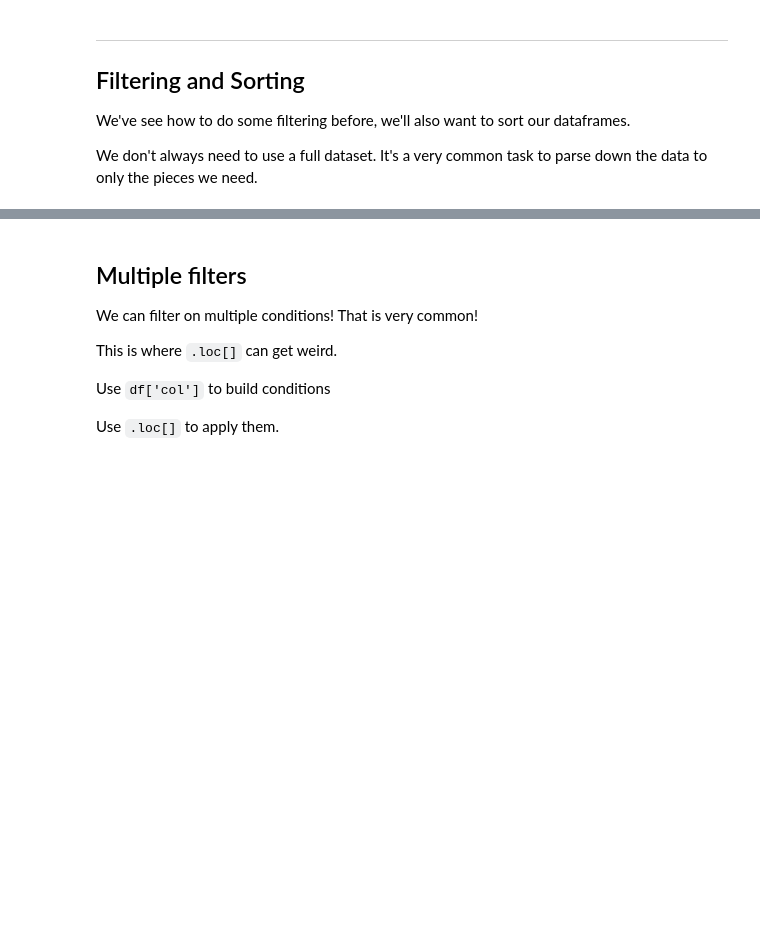
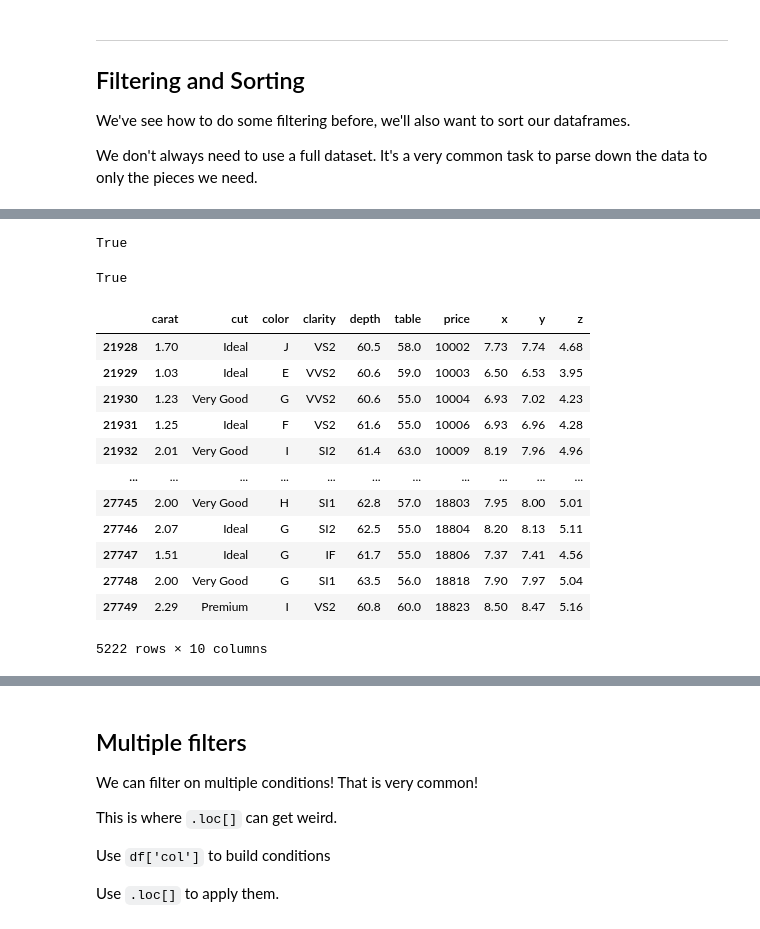
Before and after one commit to ritika-1412/3.02-more-pandas-intro-numpy, a Jupyter notebook: notebooks/starter-code.ipynb, the cells around one changed output, grey strips where cells are left out. Cells and saved outputs as stored; diff of their text form; code cells hidden in the pictures; blank space fills up the shorter version.

```diff
--- a/notebooks/starter-code.ipynb
+++ b/notebooks/starter-code.ipynb
@@ -51,5 +161,28 @@ We don't always need to use a full dataset. It's a very common task to parse dow
+# %%
+10_000 == 10000
+# %% [output]
+True
+# %%
+10_000_000 == 10000000
+# %% [output]
+True
 # %%
 # each of our filters does a boolean check, then only returns the rows where that condition is True
+df[df["price"] > 10000 ]
+# %% [output]
+|  | carat | cut | color | clarity | depth | table | price | x | y | z |
+| 21928 | 1.70 | Ideal | J | VS2 | 60.5 | 58.0 | 10002 | 7.73 | 7.74 | 4.68 |
+| 21929 | 1.03 | Ideal | E | VVS2 | 60.6 | 59.0 | 10003 | 6.50 | 6.53 | 3.95 |
+| 21930 | 1.23 | Very Good | G | VVS2 | 60.6 | 55.0 | 10004 | 6.93 | 7.02 | 4.23 |
+| 21931 | 1.25 | Ideal | F | VS2 | 61.6 | 55.0 | 10006 | 6.93 | 6.96 | 4.28 |
+| 21932 | 2.01 | Very Good | I | SI2 | 61.4 | 63.0 | 10009 | 8.19 | 7.96 | 4.96 |
+| ... | ... | ... | ... | ... | ... | ... | ... | ... | ... | ... |
+| 27745 | 2.00 | Very Good | H | SI1 | 62.8 | 57.0 | 18803 | 7.95 | 8.00 | 5.01 |
+| 27746 | 2.07 | Ideal | G | SI2 | 62.5 | 55.0 | 18804 | 8.20 | 8.13 | 5.11 |
+| 27747 | 1.51 | Ideal | G | IF | 61.7 | 55.0 | 18806 | 7.37 | 7.41 | 4.56 |
+| 27748 | 2.00 | Very Good | G | SI1 | 63.5 | 56.0 | 18818 | 7.90 | 7.97 | 5.04 |
+| 27749 | 2.29 | Premium | I | VS2 | 60.8 | 60.0 | 18823 | 8.50 | 8.47 | 5.16 |
+5222 rows × 10 columns
 # %%
 # We'll often save our filter condition as a new variable then pass that through .loc[]
 # this is called masking
```
Also changed, not shown: parts of 57 cells of this notebook, 1 other file.
